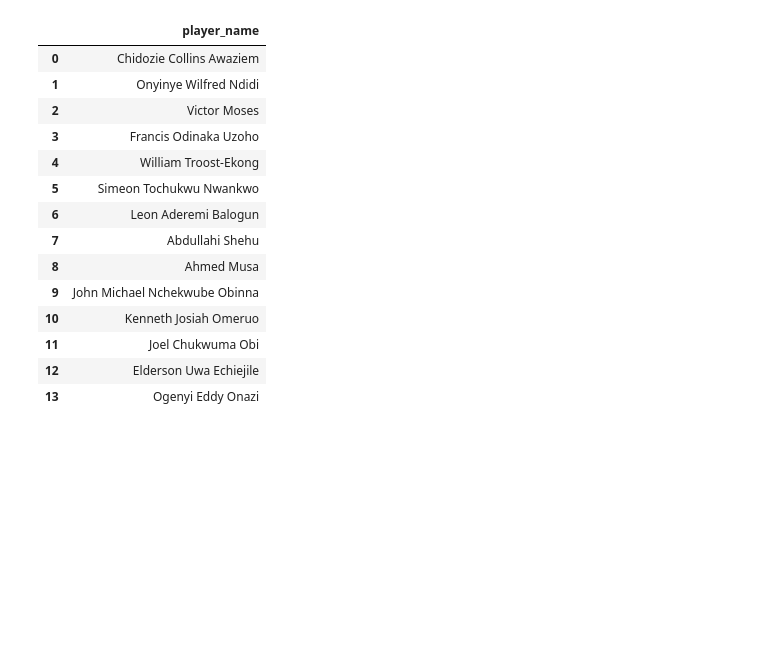
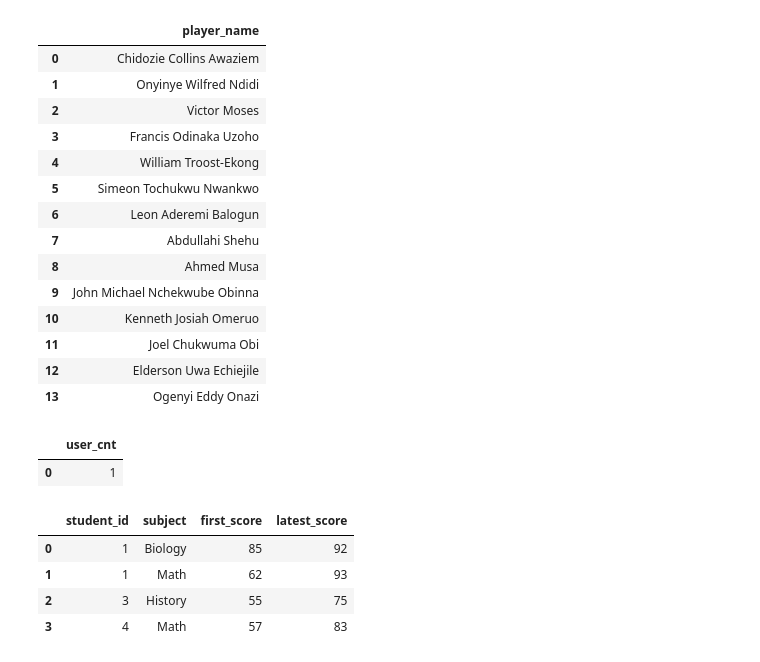
Before and after one commit to baxt1or/leetcode_database_problems, a Jupyter notebook: leetcode_sql_premium.ipynb, the cells around one changed output. Cells and saved outputs as stored; diff of their text form; code cells hidden in the pictures; blank space fills up the shorter version.

```diff
--- a/leetcode_sql_premium.ipynb
+++ b/leetcode_sql_premium.ipynb
@@ -12536,3 +12536,80 @@ make_select(query)
 | 11 | Joel Chukwuma Obi |
 | 12 | Elderson Uwa Echiejile |
 | 13 | Ogenyi Eddy Onazi |
+# %%
+data = [[1, '2022-04-20 09:03:00', 4416], [2, '2022-03-19 19:24:02', 678], [3, '2022-03-18 12:03:09', 4523], [3, '2022-03-30 09:43:42', 626]]
+purchases = pd.DataFrame(data, columns=['user_id', 'time_stamp', 'amount']).astype({'user_id':'Int64', 'time_stamp':'datetime64[ns]', 'amount':'Int64'})
+
+query = """
+
+SELECT
+COUNT(DISTINCT user_id) AS user_cnt
+FROM purchases
+WHERE time_stamp BETWEEN '2022-03-08' AND '2022-03-20' AND amount >= 1000
+
+
+"""
+
+make_select(query)
+# %% [output]
+|  | user_cnt |
+| 0 | 1 |
+# %%
+scores = pd.DataFrame({
+    "student_id": [1, 1, 1, 1, 1, 1, 1, 1, 1, 1, 3, 3, 3, 3, 2, 2, 2, 2, 2, 2, 2, 2, 2, 2, 2, 2, 4, 4, 4, 4, 4, 4, 4, 4, 4, 4, 4, 4, 4, 4, 4, 4, 4],
+    "subject": [
+        "Biology", "Biology", "Biology", "Math", "Math", "Math", "Math", "Physics", "Physics", "Physics",
+        "Biology", "Biology", "History", "History", "History", "History", "History", "History", "Biology",
+        "Biology", "Physics", "Physics", "Chemistry", "Chemistry", "Math", "Math", "Chemistry", "Chemistry",
+        "Chemistry", "Biology", "Biology", "Biology", "Physics", "Physics", "Physics", "Math", "Math",
+        "Math", "Math", "History", "History", "History", "History"
+    ],
+    "score": [
+        85, 50, 92, 62, 54, 82, 93, 92, 82, 64, 89, 85, 55, 75, 93, 69, 57, 66, 98, 82, 83, 51, 99, 88,
+        67, 52, 80, 65, 60, 88, 50, 67, 89, 57, 73, 57, 64, 100, 83, 78, 68, 89, 52
+    ],
+    "exam_date": [
+        "2022-08-23", "2022-10-08", "2022-11-26", "2021-03-11", "2021-04-02", "2021-08-12", "2021-10-27",
+        "2023-01-27", "2023-02-01", "2023-07-26", "2023-07-05", "2023-09-11", "2023-01-18", "2023-03-17",
+        "2023-02-07", "2023-06-12", "2023-11-09", "2023-12-13", "2022-06-12", "2022-09-19", "2021-07-02",
+        "2021-07-27", "2023-07-02", "2023-07-07", "2023-02-23", "2023-04-06", "2021-06-10", "2021-08-16",
+        "2021-12-28", "2023-04-25", "2023-06-06", "2023-12-08", "2021-01-08", "2021-01-17", "2021-04-26",
+        "2023-03-01", "2023-05-21", "2023-06-26", "2023-11-27", "2022-06-09", "2022-08-21", "2022-11-15",
+        "2022-12-06"
+    ]
+})
+
+
+scores["exam_date"] = pd.to_datetime(scores["exam_date"])
+
+
+query = """
+
+WITH cte AS (SELECT
+*,
+MIN(exam_date) OVER(PARTITION BY student_id, subject ORDER BY exam_date) AS first_date,
+MAX(exam_date) OVER(PARTITION BY student_id, subject ) AS last_date,
+COUNT(*) OVER(PARTITION BY student_id, subject ) AS cnt
+FROM scores)
+
+
+SELECT
+*
+FROM (SELECT
+student_id, subject,score AS first_score,
+LEAD(score) OVER(PARTITION BY student_id, subject ORDER BY first_date) AS latest_score
+FROM cte
+WHERE (exam_date = first_date OR exam_date = last_date) AND cnt > 1 ) AS sub
+WHERE latest_score IS NOT NULL AND first_score < latest_score
+ORDER BY 1, 2
+
+
+"""
+
+make_select(query)
+# %% [output]
+|  | student_id | subject | first_score | latest_score |
+| 0 | 1 | Biology | 85 | 92 |
+| 1 | 1 | Math | 62 | 93 |
+| 2 | 3 | History | 55 | 75 |
+| 3 | 4 | Math | 57 | 83 |
```
